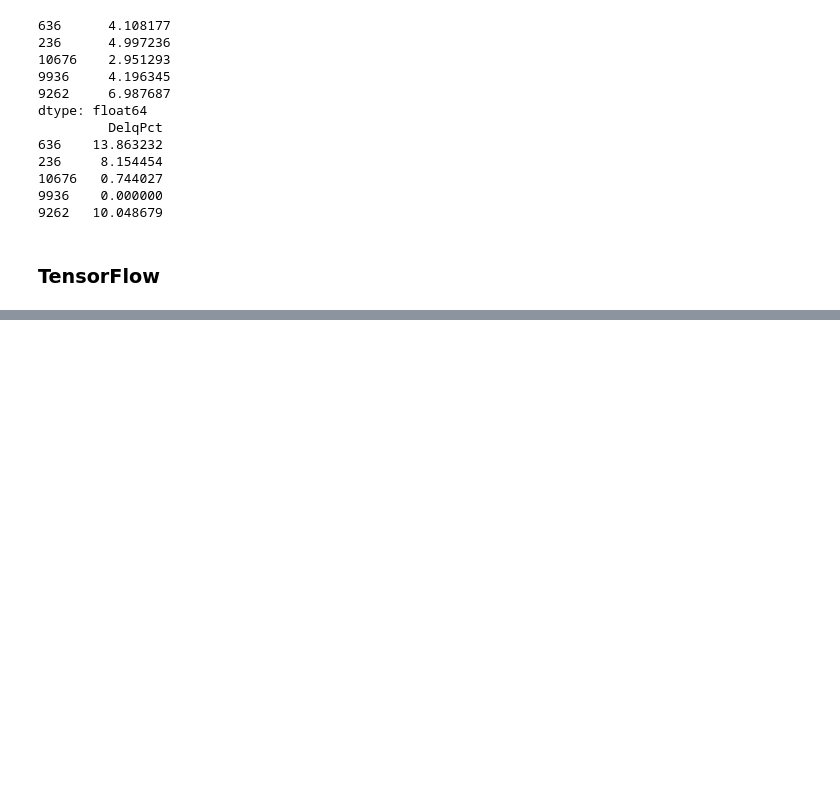
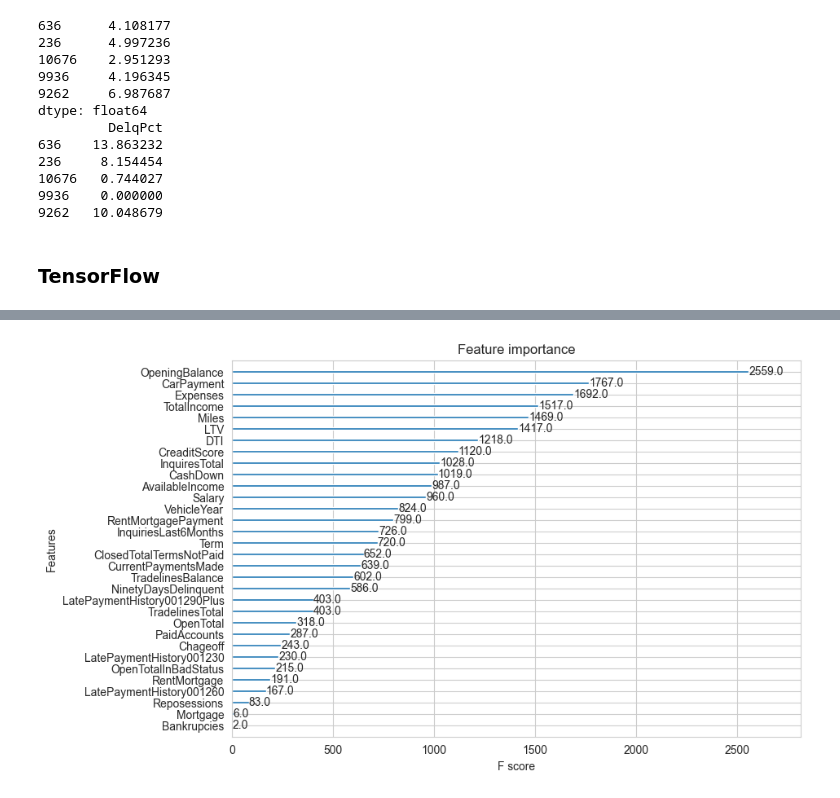
Before and after one commit to mikaag/Scorelate, a Jupyter notebook: DelqAmnt.ipynb, the cells around one changed output, grey strips where cells are left out. Drawn from its saved outputs; the diff is of its cells as text; code cells hidden in the pictures; blank space fills up the shorter version.

```diff
--- a/DelqAmnt.ipynb
+++ b/DelqAmnt.ipynb
@@ -431,0 +389,10 @@ show_confusion_matrix(y_test, test_classes, 'Testing')
+# %%
+xgb_ml = xgb.Booster()
+xgb_ml.load_model('Models/Delq/XGBoost_6.582%_Scorelate.json')
+
+
+# plot feature importance
+plot_importance(xgb_ml)
+plt.show()
+# %% [output]
+[figure, added]
```
Also changed, not shown: parts of 27 cells of this notebook, 29 other files.
